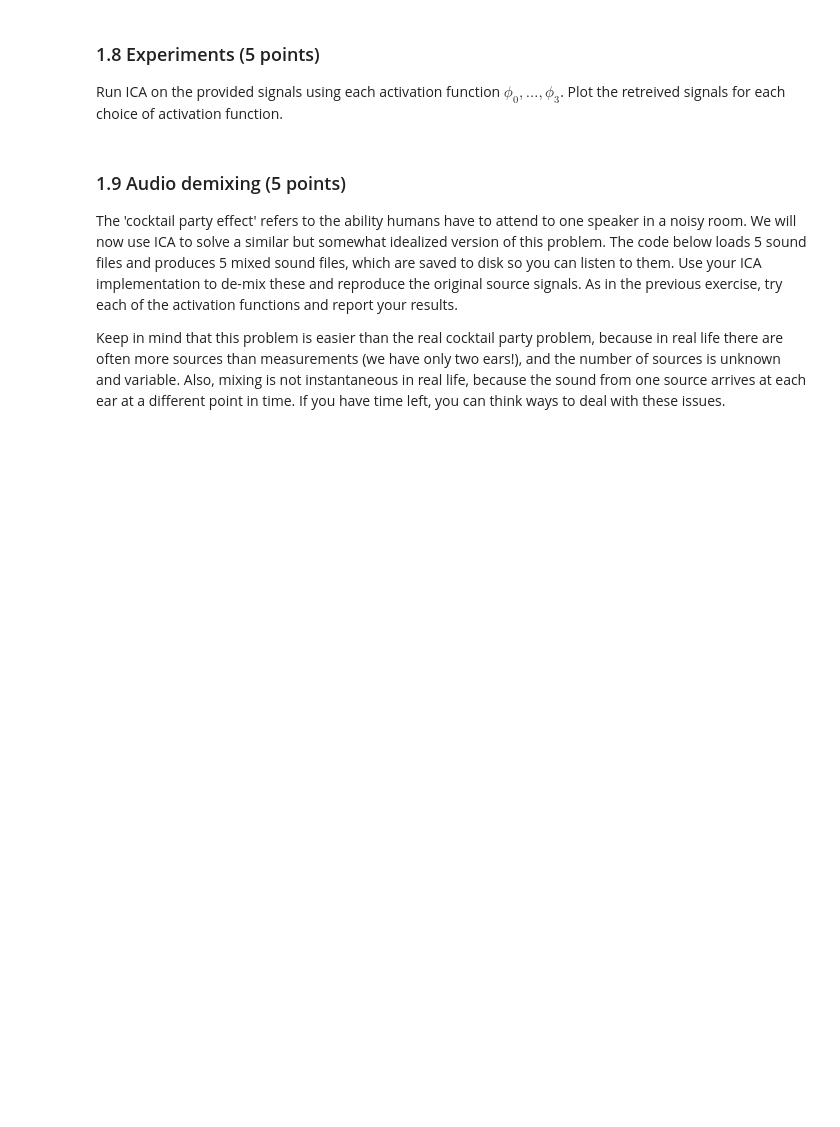
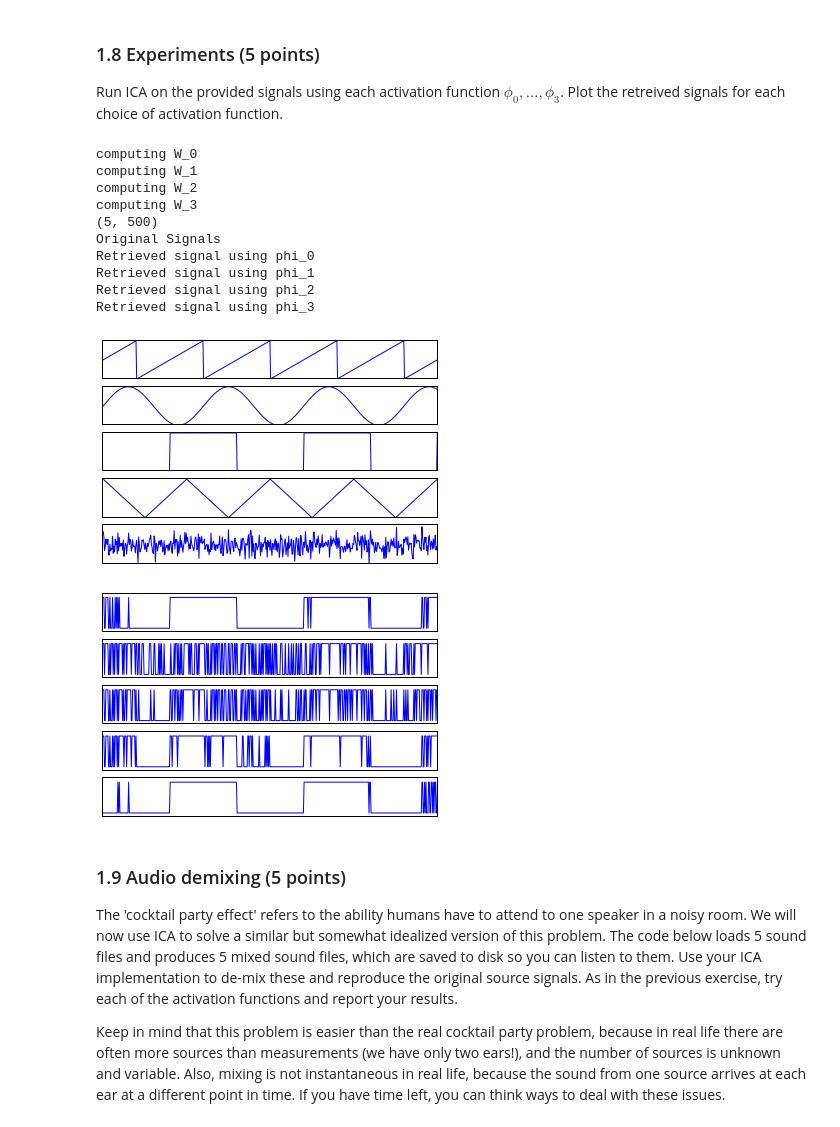
Before and after one commit to sagieske/ml2, a Jupyter notebook: lab1.ipynb, the cells around one changed output. Cells and saved outputs as stored; diff of their text form; code cells hidden in the pictures; blank space fills up the shorter version.

```diff
--- a/lab1.ipynb
+++ b/lab1.ipynb
@@ -367,48 +367,60 @@ In a covariant algorithm, the covariance matrix of the underlying distribution i
 ### 1.7 Independent Component Analysis (25 points)
 Implement the covariant ICA algorithm as described in MacKay. Write a function `ICA(X, activation_function, learning_rate)`, that returns the demixing matrix $\mathbf{W}$. The input `activation_function` should accept a function such as `lambda a: -tanh(a)`. Update the gradient in batch mode, averaging the gradients over the whole dataset for each update. Try to make it efficient, i.e. use matrix operations instead of loops where possible (loops are slow in interpreted languages such as python and matlab, whereas matrix operations are internally computed using fast C code).
 # %%
-def ICA(X, activation_function, learning_rate):
-    j = np.shape(X)[1]
-    W = np.ones((j,j))
-    for i in range(0, 100):
+def ICA(X, activation_function, learning_rate, iterations):
+    W = np.ones(np.shape(X))
+    for i in range(0, iterations):
         #Put x through a linear mapping
-        a = np.dot(W, np.transpose(X))
+        a = W * X
         #Put a through non-linear mapping
         z = activation_function(a)
         #Put a back through W
-        x_hat = np.dot(np.transpose(W),a)
+        x_hat = W * a
         #Adjust weights
-        weight_adjust = np.dot(z, np.transpose(x_hat))
+        weight_adjust = z * x_hat
         W += learning_rate * (W + weight_adjust)
     return W
 
-W = ICA(X, lambda a: -np.tanh(a), 0.001)
+W = ICA(X, lambda a: -np.tanh(a), 0.001, 100)
 # %% [markdown]
 ### 1.8 Experiments  (5 points)
 Run ICA on the provided signals using each activation function $\phi_0, \ldots, \phi_3$. Plot the retreived signals for each choice of activation function.
 # %%
-def test_ICA(X, learning_rate):
+def test_ICA(X, learning_rate, iterations):
     print "computing W_0"
-    W_0 = ICA(X, lambda a: -np.tanh(a), learning_rate)
+    W_0 = ICA(X, lambda a: -np.tanh(a), learning_rate, iterations)
     print "computing W_1"
-    W_1 = ICA(X, lambda a: -a + np.tanh(a), learning_rate)
+    W_1 = ICA(X, lambda a: -a + np.tanh(a), learning_rate, iterations)
     print "computing W_2"
-    W_2 = ICA(X, lambda a: -(a**3), learning_rate)
+    W_2 = ICA(X, lambda a: -(a**3), learning_rate, iterations)
     print "computing W_3"
-    W_3 = ICA(X, lambda a: -(6*a/(a**2 + 5)), learning_rate)
+    W_3 = ICA(X, lambda a: -(6*a/(a**2 + 5)), learning_rate, iterations)
     print np.shape(W_0)
     print "Original Signals"
     plot_signals(S)
     print "Retrieved signal using phi_0"
-    plot_signals(X*W_0)
+    plot_signals(X * W_0)
     print "Retrieved signal using phi_1"
-    plot_signals(X*W_1)
+    #plot_signals(X*W_1)
     print "Retrieved signal using phi_2"
-    plot_signals(X*W_2)
+    #plot_signals(X*W_2)
     print "Retrieved signal using phi_3"
-    plot_signals(X*W_3)
+    #plot_signals(X*W_3)
 
-test_ICA(X, 0.001)
+test_ICA(X, 0.01,1000)
+# %% [output]
+computing W_0
+computing W_1
+computing W_2
+computing W_3
+(5, 500)
+Original Signals
+Retrieved signal using phi_0
+Retrieved signal using phi_1
+Retrieved signal using phi_2
+Retrieved signal using phi_3
+[figure, added]
+[figure, added]
 # %% [markdown]
 
 
```
